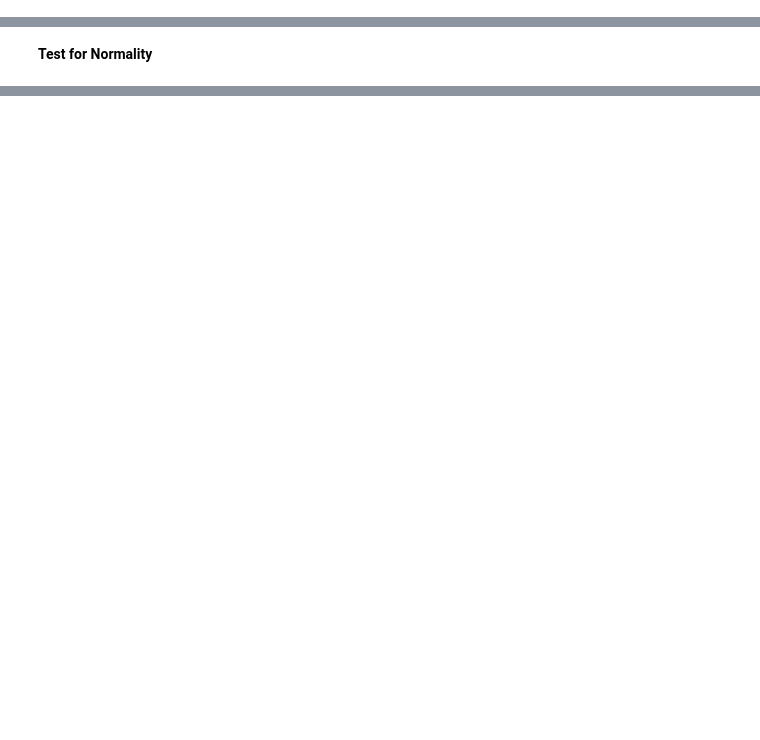
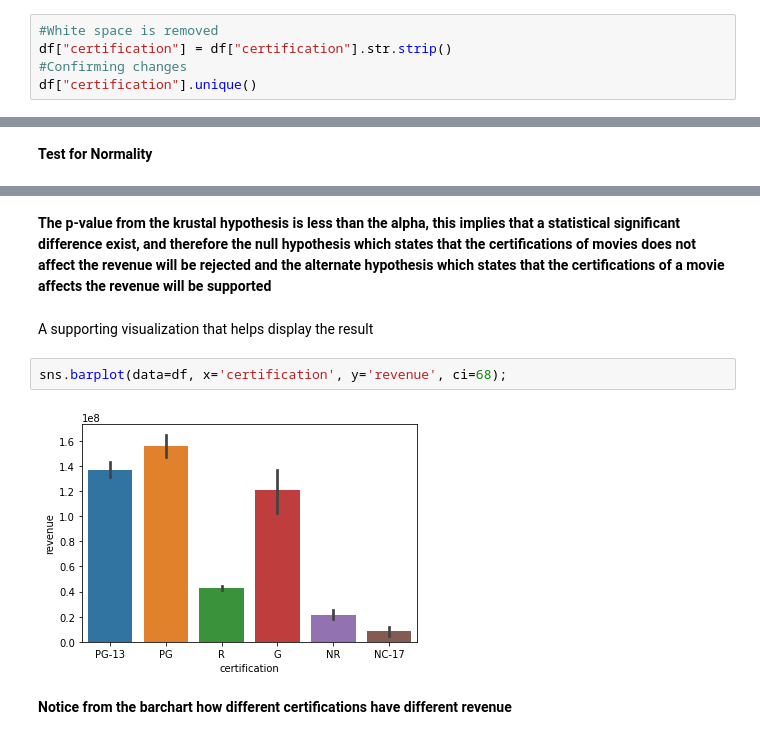
Before and after one commit to HalimaLadan/Business-Analysis-On-Movie-Production, a Jupyter notebook: Movies Project_Part 4(Hypothesis testing).ipynb, the cells around one changed output, grey strips where cells are left out. Drawn from its saved outputs; the diff is of its cells as text; blank space fills up the shorter version.

```diff
--- a/Movies Project_Part 4(Hypothesis testing).ipynb
+++ b/Movies Project_Part 4(Hypothesis testing).ipynb
@@ -230,0 +260,5 @@ Name: certification, dtype: int64
+# %%
+#White space is removed
+df["certification"] = df["certification"].str.strip()
+#Confirming changes
+df["certification"].unique()
@@ -278,0 +357,10 @@ ValueError: skewtest is not valid with less than 8 samples; 1 samples were given
+# %% [markdown]
+**The p-value from the krustal hypothesis is less than the alpha, this implies that a statistical significant difference exist, and therefore the null hypothesis which states that the certifications of movies does not affect the revenue will be rejected and the alternate hypothesis which states that the certifications of a movie affects the revenue will be supported**
+# %% [markdown]
+A supporting visualization that helps display the result
+# %%
+sns.barplot(data=df, x='certification', y='revenue', ci=68);
+# %% [output]
+[figure, added]
+# %% [markdown]
+**Notice from the barchart how different certifications have different revenue**
```
Also changed, not shown: parts of 87 cells of this notebook, 3 other files.
